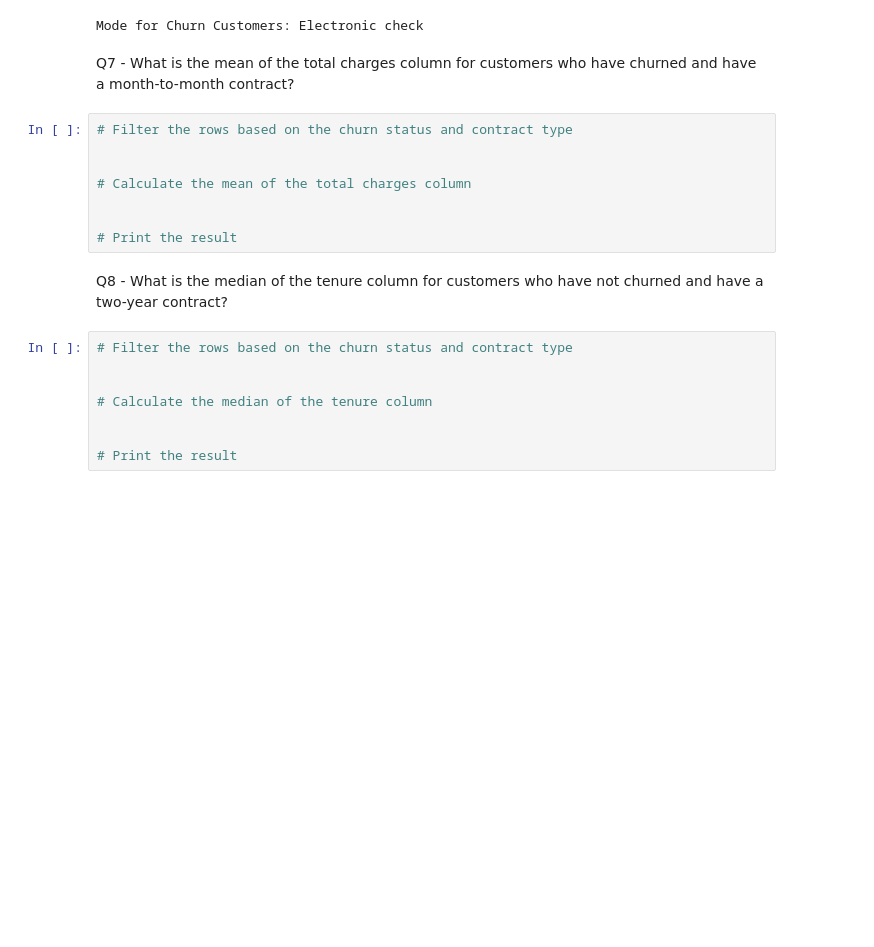
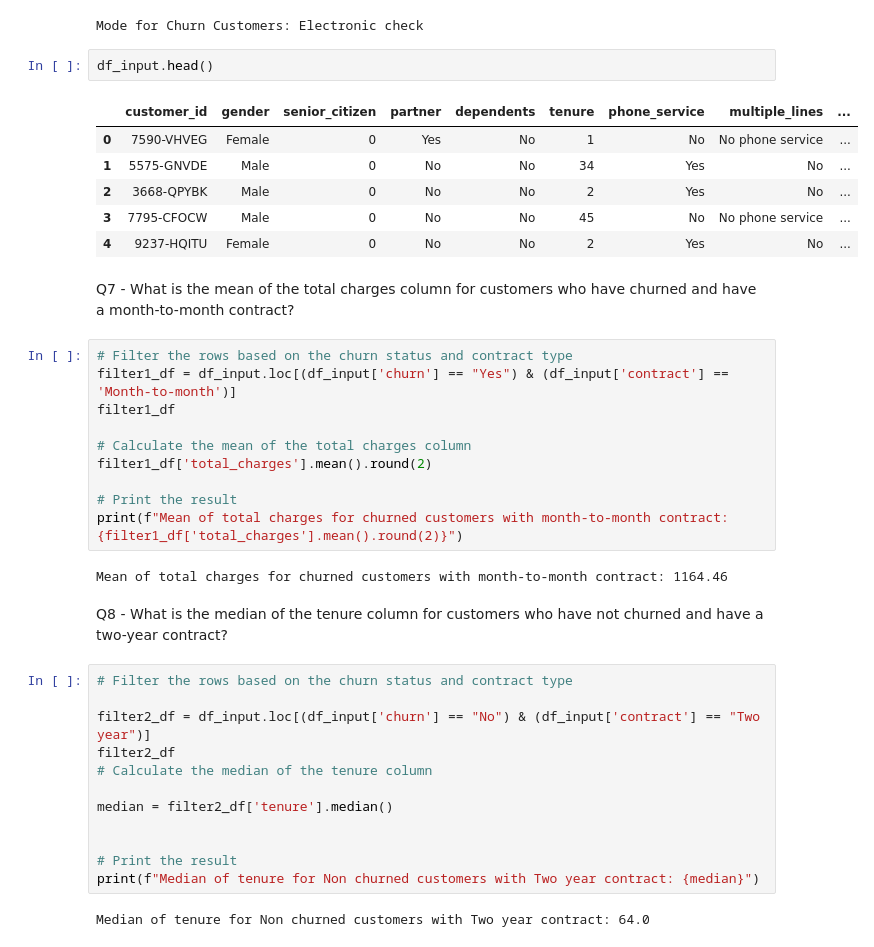
Before and after one commit to ashishjadhav123/Math-and-Statistics-DS, a Jupyter notebook: Measures of Central Tendency and Dispersion/chapter3_exercise1/exercise.ipynb, the cells around one changed output. Cells and saved outputs as stored; diff of their text form; blank space fills up the shorter version.

```diff
--- a/Measures of Central Tendency and Dispersion/chapter3_exercise1/exercise.ipynb
+++ b/Measures of Central Tendency and Dispersion/chapter3_exercise1/exercise.ipynb
@@ -151,23 +152,42 @@ mode = df_input.loc[df_input['churn'] == "Yes", 'payment_method'].mode()[0]
 print("Mode for Churn Customers:", mode)
 # %% [output]
 Mode for Churn Customers: Electronic check
+# %%
+df_input.head()
+# %% [output]
+|  | customer_id | gender | senior_citizen | partner | dependents | tenure | phone_service | multiple_lines | ... |
+| 0 | 7590-VHVEG | Female | 0 | Yes | No | 1 | No | No phone service | ... |
+| 1 | 5575-GNVDE | Male | 0 | No | No | 34 | Yes | No | ... |
+| 2 | 3668-QPYBK | Male | 0 | No | No | 2 | Yes | No | ... |
+| 3 | 7795-CFOCW | Male | 0 | No | No | 45 | No | No phone service | ... |
+| 4 | 9237-HQITU | Female | 0 | No | No | 2 | Yes | No | ... |
 # %% [markdown]
 Q7 - What is the mean of the total charges column for customers who have churned and have a month-to-month contract?
 # %%
 # Filter the rows based on the churn status and contract type
-
+filter1_df = df_input.loc[(df_input['churn'] == "Yes") & (df_input['contract'] == 'Month-to-month')]
+filter1_df
 
 # Calculate the mean of the total charges column
-
+filter1_df['total_charges'].mean().round(2)
 
 # Print the result
+print(f"Mean of total charges for churned customers with month-to-month contract: {filter1_df['total_charges'].mean().round(2)}")
+# %% [output]
+Mean of total charges for churned customers with month-to-month contract: 1164.46
 # %% [markdown]
 Q8 - What is the median of the tenure column for customers who have not churned and have a two-year contract?
 # %%
 # Filter the rows based on the churn status and contract type
 
+filter2_df = df_input.loc[(df_input['churn'] == "No") & (df_input['contract'] == "Two year")]
+filter2_df
+# Calculate the median of the tenure column
 
-# Calculate the median of the tenure column
+median = filter2_df['tenure'].median()
 
 
 # Print the result
+print(f"Median of tenure for Non churned customers with Two year contract: {median}")
+# %% [output]
+Median of tenure for Non churned customers with Two year contract: 64.0
```
Also changed, not shown: parts of 1 cell of this notebook, 5 other files.
